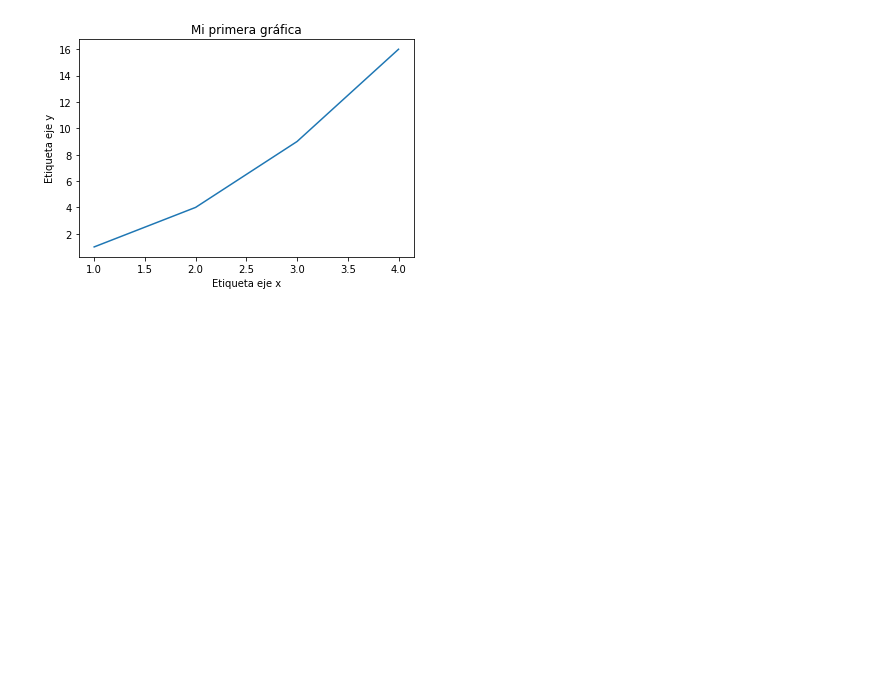
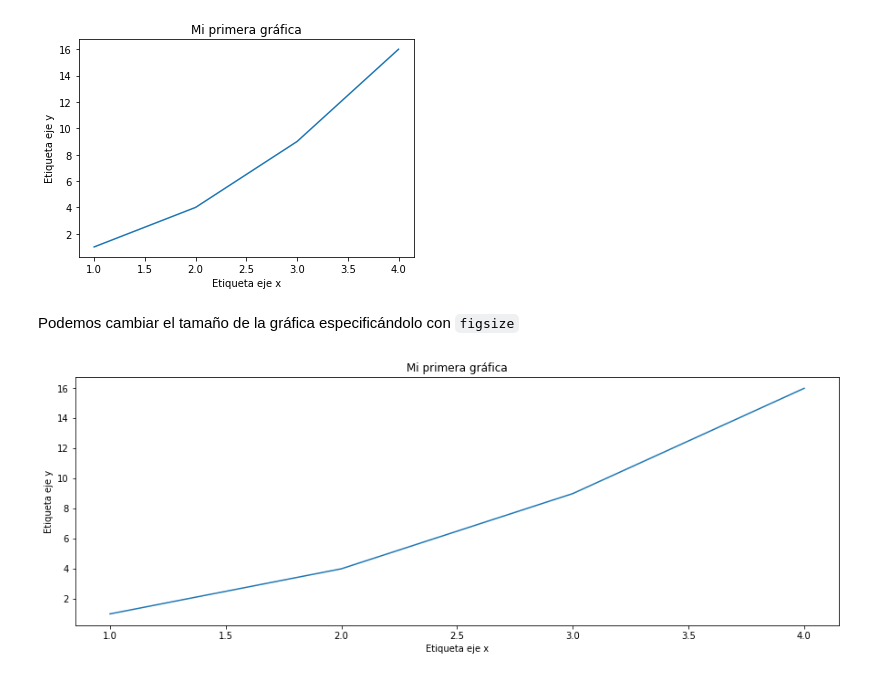
Before and after one commit to nextia-academy/analisis-datos-python, a Jupyter notebook: 6_Visualizacion_de_datos_con_Matplotlib_y_Seaborn/Matplotlib.ipynb, the cells around one changed output. Drawn from its saved outputs; the diff is of its cells as text; code cells hidden in the pictures; blank space fills up the shorter version.

```diff
--- a/6_Visualizacion_de_datos_con_Matplotlib_y_Seaborn/Matplotlib.ipynb
+++ b/6_Visualizacion_de_datos_con_Matplotlib_y_Seaborn/Matplotlib.ipynb
@@ -62,3 +62,14 @@ plt.ylabel("Etiqueta eje y")
 plt.show()
 # %% [output]
 [figure]
+# %% [markdown]
+Podemos cambiar el tamaño de la gráfica especificándolo con `figsize`
+# %%
+plt.figure(figsize=(15,5))
+plt.plot([1,2,3,4], [1,4,9,16])
+plt.title("Mi primera gráfica")
+plt.xlabel("Etiqueta eje x")
+plt.ylabel("Etiqueta eje y")
+plt.show()
+# %% [output]
+[figure, added]
```
Also changed, not shown: parts of 9 cells of this notebook.
